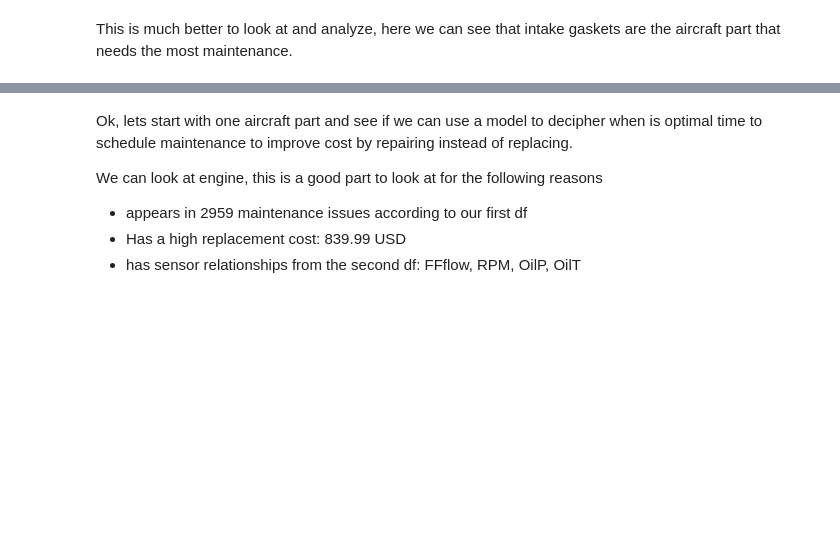
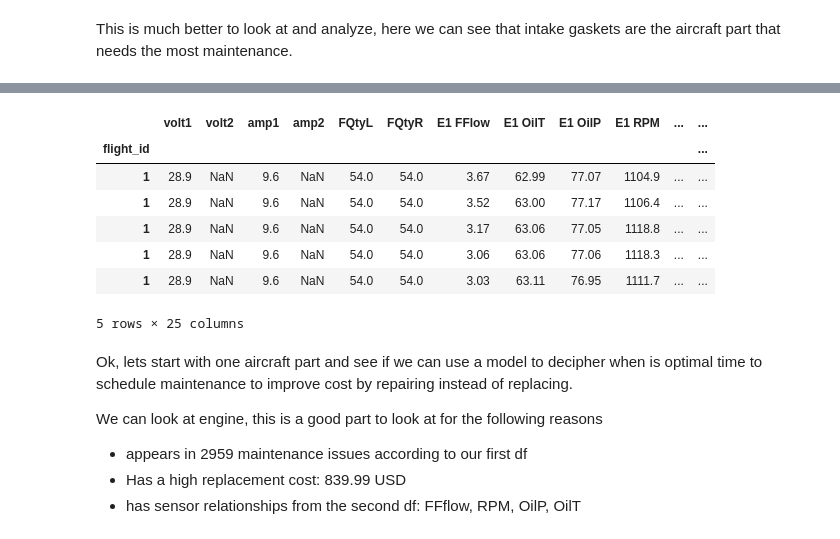
Before and after one commit to 4garriga/flights, a Jupyter notebook: src/eda.ipynb, the cells around one changed output, grey strips where cells are left out. Saved outputs shown, nothing was run; the diff lists cells and outputs as text; code cells hidden in the pictures; blank space fills up the shorter version.

```diff
--- a/src/eda.ipynb
+++ b/src/eda.ipynb
@@ -134,0 +386,24 @@ flight_data_df[flight_data_df["Master Index"] == 28935].describe().compute()
+# %%
+def get_flight_df(flight_id: int) -> pd.DataFrame:
+    """Returns pandas DataFrame given parquet flight_id"""
+    # To df
+    flights_dir = project_dir / "data" / "flights"
+    flights_df = dd.read_parquet(flights_dir / f"flight_id={flight_id}")
+    npartitions = flights_df.index.nunique().compute()
+    flight_df = flights_df.set_index("flight_id", npartitions=npartitions)
+    df: pd.DataFrame = flight_df.loc[flight_id].compute()
+
+    # Sort by timestep
+    # df = df.reset_index(drop=True)
+    return df.sort_values(by="timestep")
+# %%
+get_flight_df(1).head()
+# %% [output]
+|  | volt1 | volt2 | amp1 | amp2 | FQtyL | FQtyR | E1 FFlow | E1 OilT | E1 OilP | E1 RPM | ... | ... |
+| flight_id |  |  |  |  |  |  |  |  |  |  |  | ... |
+| 1 | 28.9 | NaN | 9.6 | NaN | 54.0 | 54.0 | 3.67 | 62.99 | 77.07 | 1104.9 | ... | ... |
+| 1 | 28.9 | NaN | 9.6 | NaN | 54.0 | 54.0 | 3.52 | 63.00 | 77.17 | 1106.4 | ... | ... |
+| 1 | 28.9 | NaN | 9.6 | NaN | 54.0 | 54.0 | 3.17 | 63.06 | 77.05 | 1118.8 | ... | ... |
+| 1 | 28.9 | NaN | 9.6 | NaN | 54.0 | 54.0 | 3.06 | 63.06 | 77.06 | 1118.3 | ... | ... |
+| 1 | 28.9 | NaN | 9.6 | NaN | 54.0 | 54.0 | 3.03 | 63.11 | 76.95 | 1111.7 | ... | ... |
+5 rows × 25 columns
```
Also changed, not shown: parts of 51 cells of this notebook, 3 other files.
